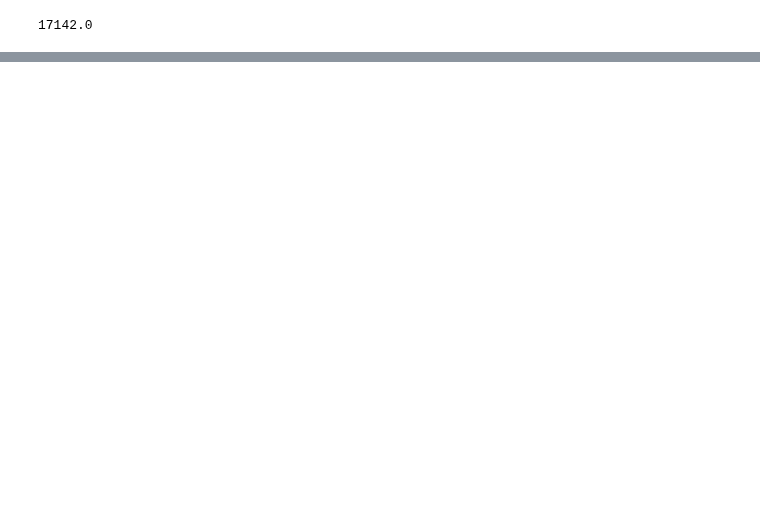
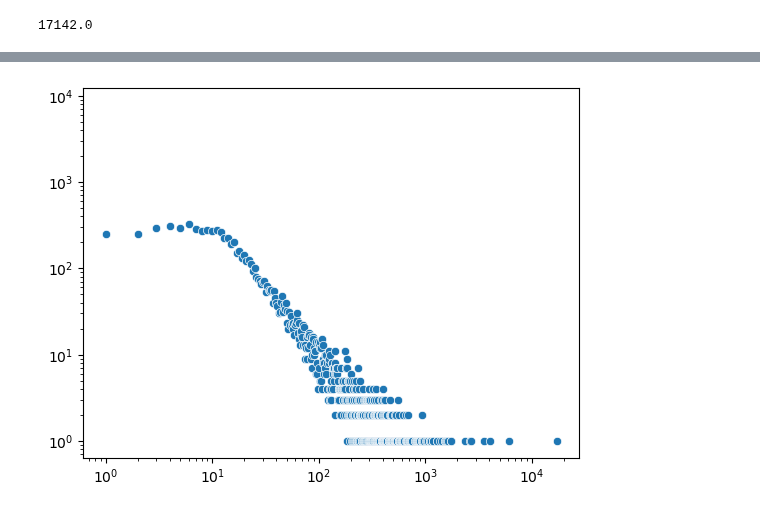
Before and after one commit to vivivaradi/socialdata2023, a Jupyter notebook: weeks/5-8/week5_Vivi.ipynb, the cells around one changed output, grey strips where cells are left out. Cells and saved outputs as stored; diff of their text form; code cells hidden in the pictures; blank space fills up the shorter version.

```diff
--- a/weeks/5-8/week5_Vivi.ipynb
+++ b/weeks/5-8/week5_Vivi.ipynb
@@ -95,0 +85,7 @@ N
+# %%
+log = sns.scatterplot(x=keys, y=values)
+log.set(yscale='log')
+log.set(xscale='log')
+plt.show()
+# %% [output]
+[figure, added]
```
Also changed, not shown: parts of 4 cells of this notebook, 1 other file.
